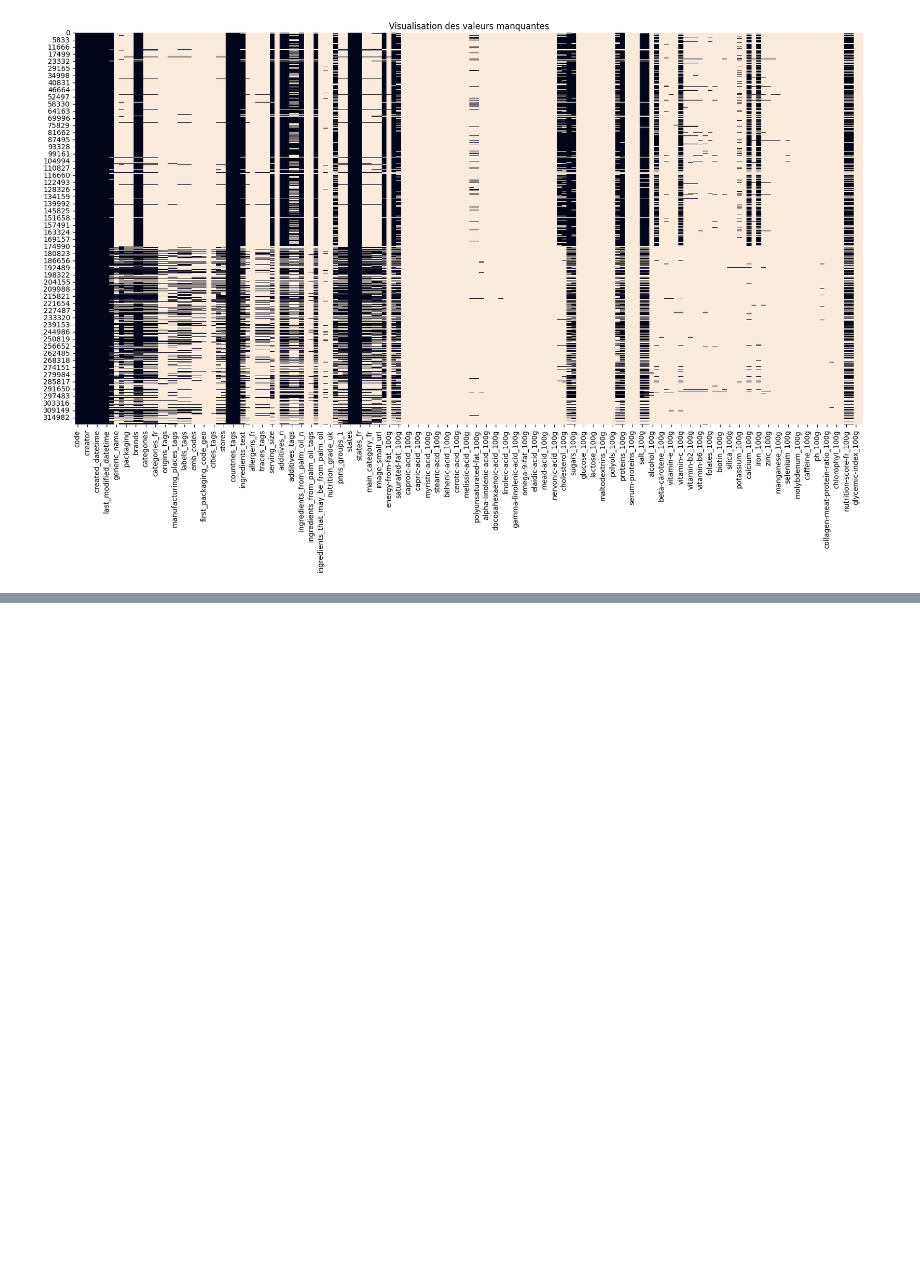
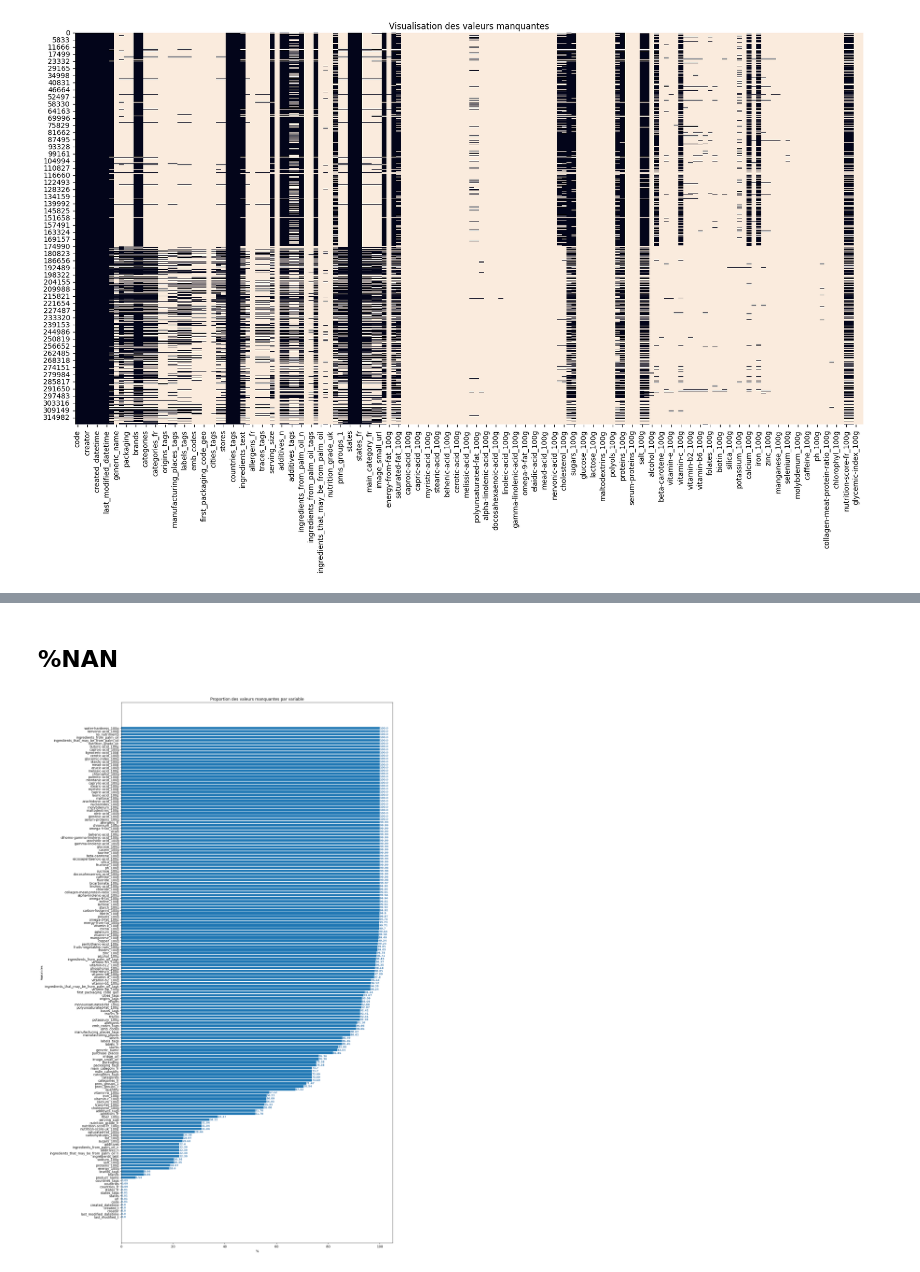
Before and after one commit to 110111-1/DS-OPENFOODFACT-SANTE, a Jupyter notebook: V1_Moty_Philippe_1_1122.ipynb, the cells around one changed output, grey strips where cells are left out. Saved outputs shown, nothing was run; the diff lists cells and outputs as text; code cells hidden in the pictures; blank space fills up the shorter version.

```diff
--- a/V1_Moty_Philippe_1_1122.ipynb
+++ b/V1_Moty_Philippe_1_1122.ipynb
@@ -202,0 +224,18 @@ fix, ax = plt.fig
+# %% [markdown]
+## %NAN
+# %%
+#Taille de la figure
+plt.figure(figsize=(15,30))
+#Compter et trier le nombre de valeurs manquantes
+counts_series = round(data.isnull().mean(axis=0).apply(lambda x: x*100).sort_values(ascending=True),2)
+# On dessine le graphique
+plt.barh(counts_series.index,counts_series.values)
+for i, j in enumerate(counts_series):
+    plt.text(j , i-.25, str(j), color='SteelBlue',fontsize=8, fontweight='bold')
+#Ajouter titre et labels
+plt.title("Proportion des valeurs manquantes par variable")
+plt.ylabel("Variables")
+plt.xlabel("%")
+plt.show()
+# %% [output]
+[figure, added]
```
Also changed, not shown: parts of 20 cells of this notebook, 1 other file.
